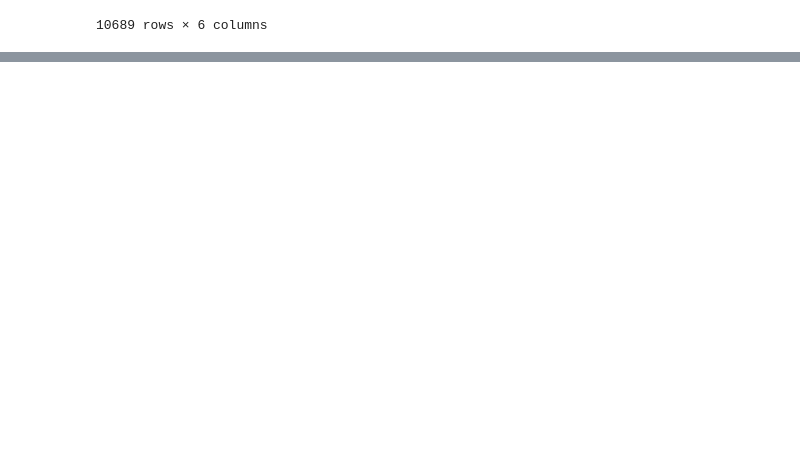
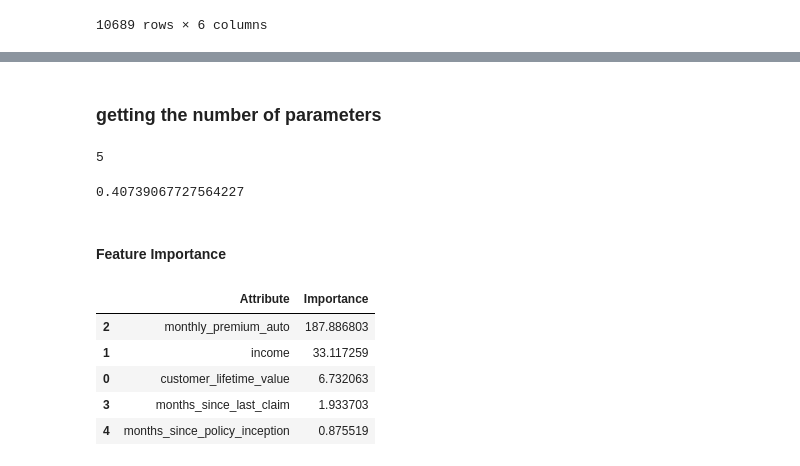
Before and after one commit to BarbaraZV/IHLabs_BV, a Jupyter notebook: Week4/Machine Learning/Modeling_Customer_1.ipynb, the cells around one changed output, grey strips where cells are left out. Saved outputs shown, nothing was run; the diff lists cells and outputs as text; code cells hidden in the pictures; blank space fills up the shorter version.

```diff
--- a/Week4/Machine Learning/Modeling_Customer_1.ipynb
+++ b/Week4/Machine Learning/Modeling_Customer_1.ipynb
@@ -301,0 +539,13 @@ AttributeError: 'AxesSubplot' object has no attribute 'df_num'
+# %% [markdown]
+###  getting the number of parameters
+# %%
+X_test.shape[1]
+# %% [output]
+5
+# %%
+Adj_R2= 1 - (1-R2)*(len(y_test)-1)/(len(y_test)-X_test.shape[1]-1)
+Adj_R2
+# %% [output]
+0.40739067727564227
+# %% [markdown]
+#### Feature Importance
@@ -301,0 +558,9 @@ AttributeError: 'AxesSubplot' object has no attribute 'df_num'
+# %%
+features_importances
+# %% [output]
+|  | Attribute | Importance |
+| 2 | monthly_premium_auto | 187.886803 |
+| 1 | income | 33.117259 |
+| 0 | customer_lifetime_value | 6.732063 |
+| 3 | months_since_last_claim | 1.933703 |
+| 4 | months_since_policy_inception | 0.875519 |
```
Also changed, not shown: parts of 51 cells of this notebook, 2 other files.
